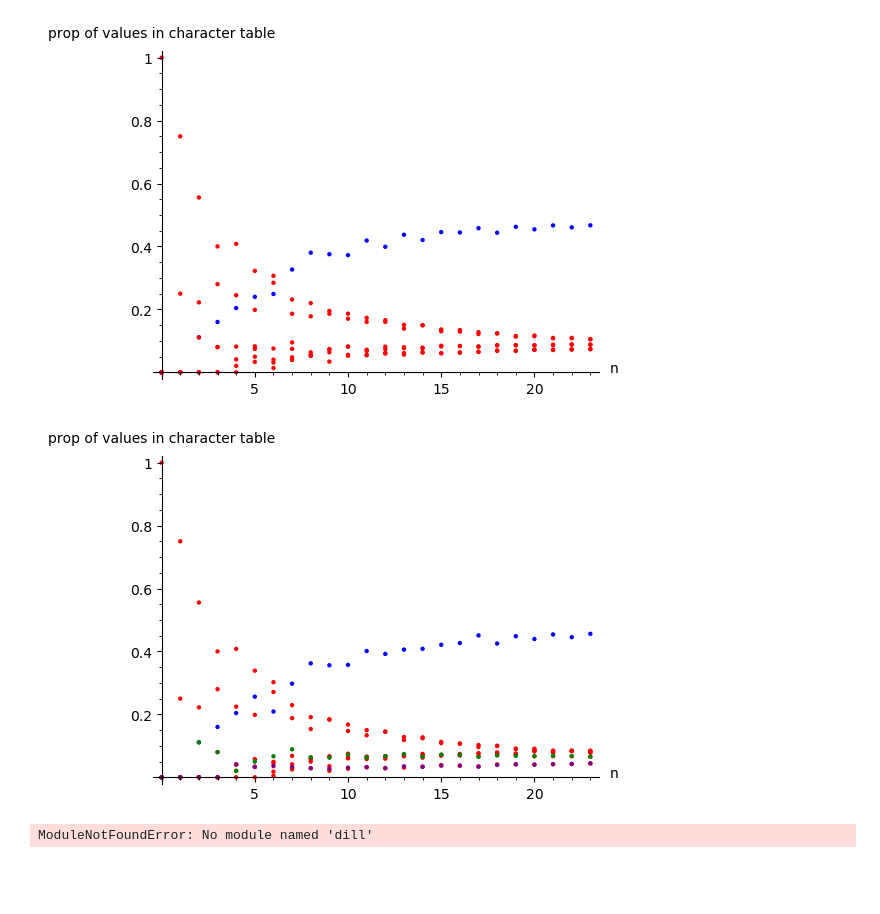
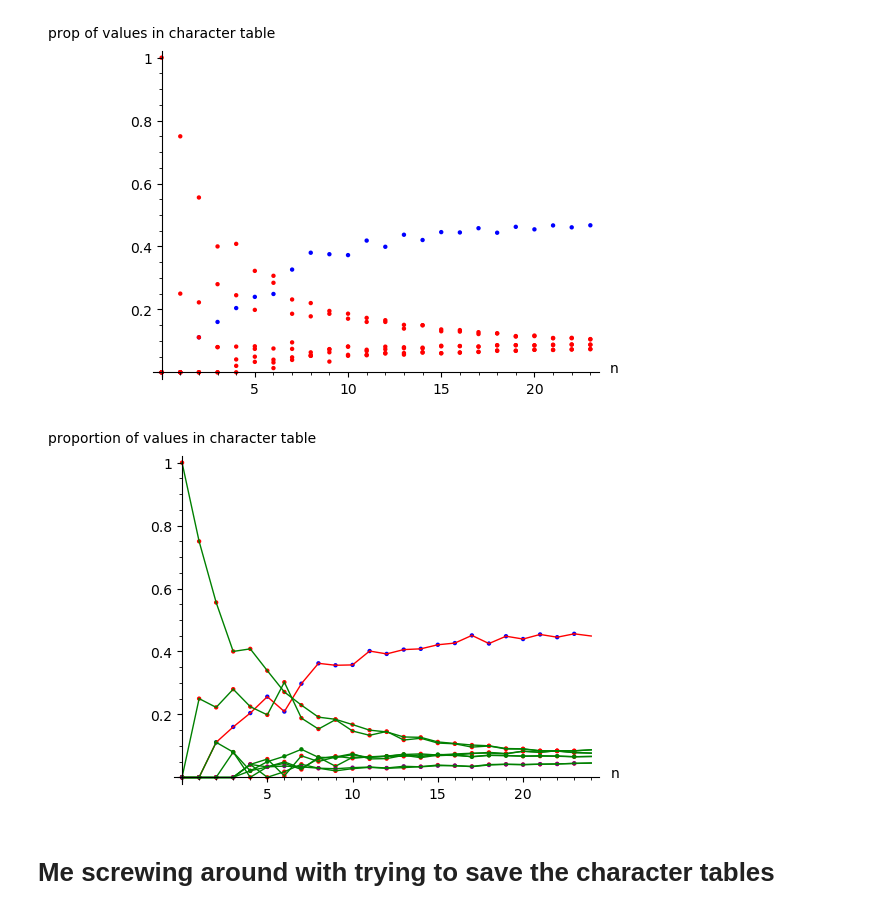
Before and after one commit to sad-ish-cat/character-values, a Jupyter notebook: character values notebook.ipynb, the cells around one changed output. Cells and saved outputs as stored; diff of their text form; code cells hidden in the pictures; blank space fills up the shorter version.

```diff
--- a/character values notebook.ipynb
+++ b/character values notebook.ipynb
@@ -9,7 +8,7 @@ Note: you may need to restart the kernel to use updated packages.
 # Code for generating symmetric character table
 # %%
 
-n = 7
+n = 6
 partitions = list(Partitions(n))
 num_partitions = len(partitions)
 
@@ -105,8 +71,8 @@ def residue_calculator(n, m) :
 
 proportions_list = []
 
-# fills the residues list - each item of the list, from n = 1 to n = 15
-for n in range(1, 25) :
+# fills the residues list - each item of the list, from n = 1 to n = num_symm_groups
+for n in range(1, num_symm_groups) :
   single_prop_list = []
   for m in [4,5,6,7,8,9] :
 #   for m in [4] :
@@ -175,29 +141,36 @@ P.show(axes_labels = ("n", "prop of values in character table"), axes_labels_siz
 # %%
 # calculates the residues for m = 9, up to n = 24
 n = 24
 m = 9
 P0 = points([(i, proportions_list[i][m - 4][0]) for i in range(n)], color = 'blue')
 P = P0
 
 # Pn adds the list of tuples (i, proportion of the table that's i mod m) to the graph P
 
 for j in range(1, m) :
   if j == 2 or j == 5:
     "rip the finagling"
   else :
     P = P + points([(i,  proportions_list[i][m - 4][j]) for i in range(n)], color = 'red')
 
 # this is 3 mod 9
 P = P + points([(i,  proportions_list[i][m - 4][2]) for i in range(n)], color = 'green')
 
 # this is 6 mod 9
 P = P + points([(i,  proportions_list[i][m - 4][5]) for i in range(n)], color = 'purple')
 
-P.show(axes_labels = ("n", "prop of values in character table"), axes_labels_size = 1)
+var('a,b')
+model(x) = a*x+b
+
+for i in range(m) :
+  for j in range(n) :
+    if i == 0 :
+      P = P + line([(j, proportions_list[j][m - 4][i]), (j + 1, proportions_list[j + 1][m - 4][i])], color = 'red')
+    else :
+      P = P + line([(j, proportions_list[j][m - 4][i]), (j + 1, proportions_list[j + 1][m - 4][i])], color = 'green')
+
+P.show(axes_labels = ("n", "proportion of values in character table"), axes_labels_size = 1)
 # %% [output]
-[figure, old version]
+[figure, new version]
-# %%
-pip import dill
-dill.dump_session('notebook_env.db')
-# %% [output]
-ModuleNotFoundError: No module named 'dill'
+# %% [markdown]
+# Me screwing around with trying to save the character tables
```
Also changed, not shown: parts of 15 cells of this notebook.
